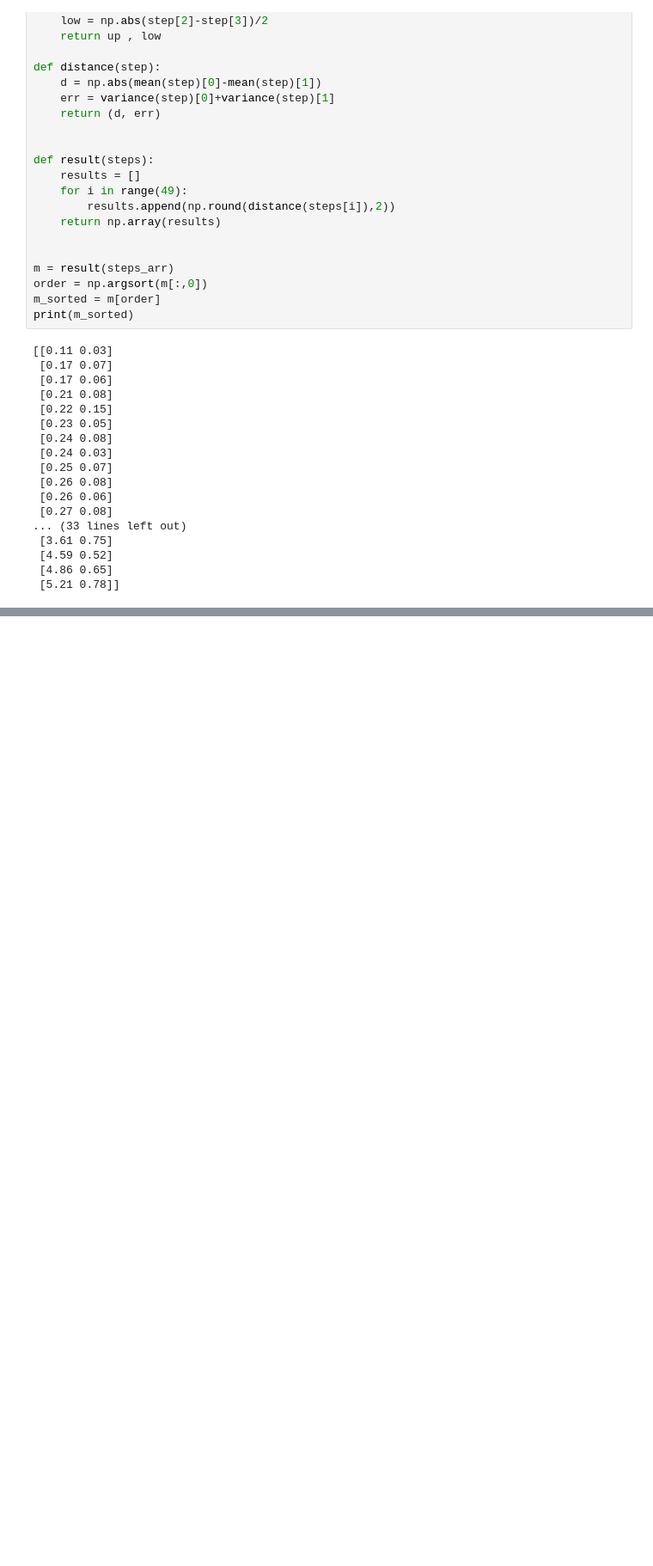
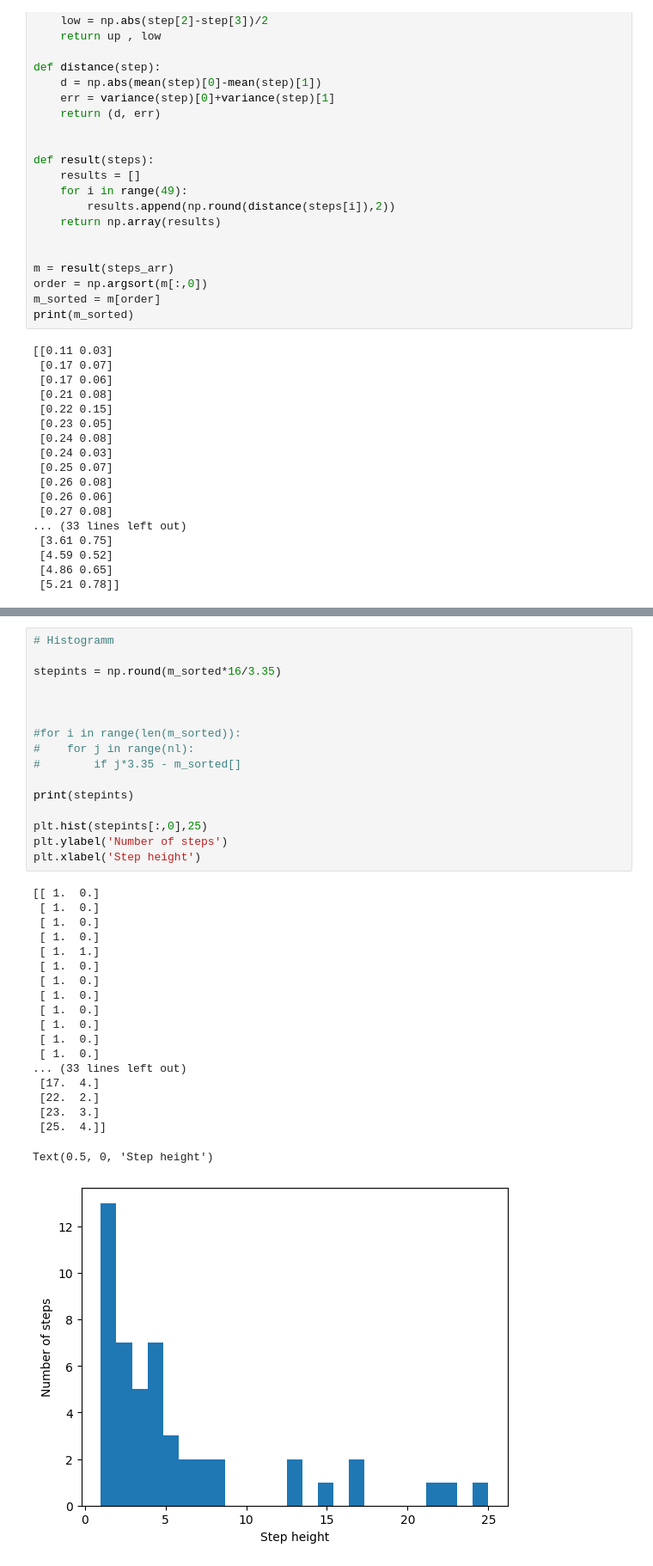
Before and after one commit to cembomembo/FP-Rastertunnelmikroskopie, a Jupyter notebook: Evaluation/DataAnalysisSteps.ipynb, the cells around one changed output, grey strips where cells are left out. Shown: that part at 86% size. Cells and saved outputs as stored; diff of their text form; blank space fills up the shorter version.

```diff
--- a/Evaluation/DataAnalysisSteps.ipynb
+++ b/Evaluation/DataAnalysisSteps.ipynb
@@ -135,0 +137,36 @@ plt.hlines(3.35*hlines,0,a, linestyles='dotted')
+# %%
+# Histogramm
+
+stepints = np.round(m_sorted*16/3.35)
+
+
+
+#for i in range(len(m_sorted)):
+#    for j in range(nl):
+#        if j*3.35 - m_sorted[]
+
+print(stepints)
+
+plt.hist(stepints[:,0],25)
+plt.ylabel('Number of steps')
+plt.xlabel('Step height')
+# %% [output]
+[[ 1.  0.]
+ [ 1.  0.]
+ [ 1.  0.]
+ [ 1.  0.]
+ [ 1.  1.]
+ [ 1.  0.]
+ [ 1.  0.]
+ [ 1.  0.]
+ [ 1.  0.]
+ [ 1.  0.]
+ [ 1.  0.]
+ [ 1.  0.]
+... (33 lines left out)
+ [17.  4.]
+ [22.  2.]
+ [23.  3.]
+ [25.  4.]]
+Text(0.5, 0, 'Step height')
+[figure, added]
```
Also changed, not shown: parts of 1 cell of this notebook, 2 other files.
